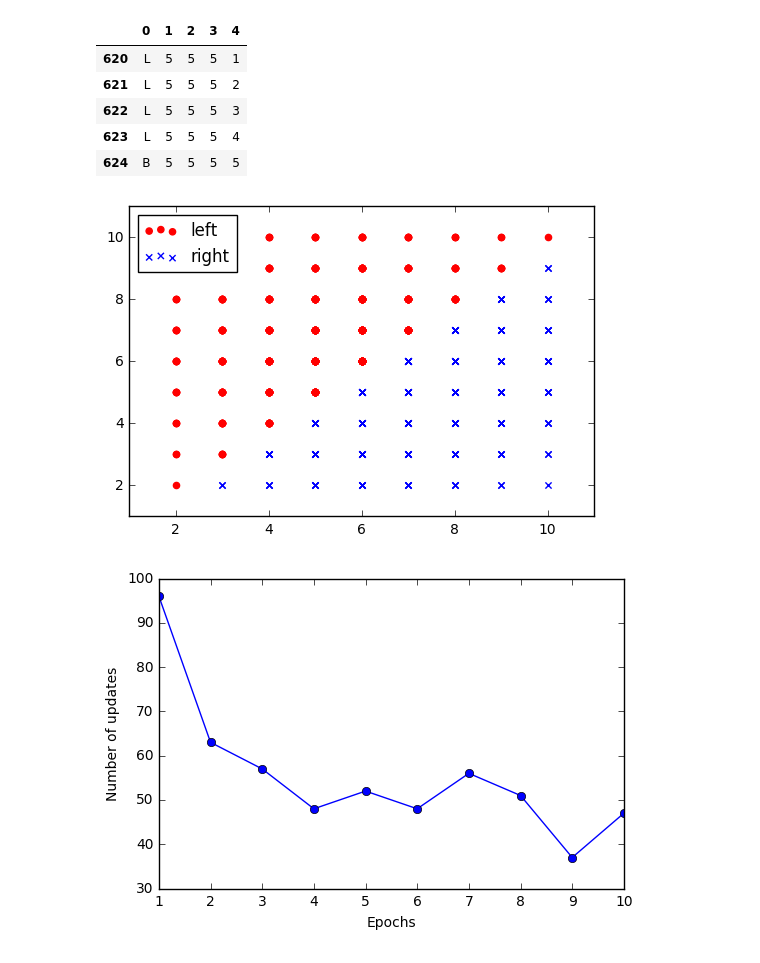
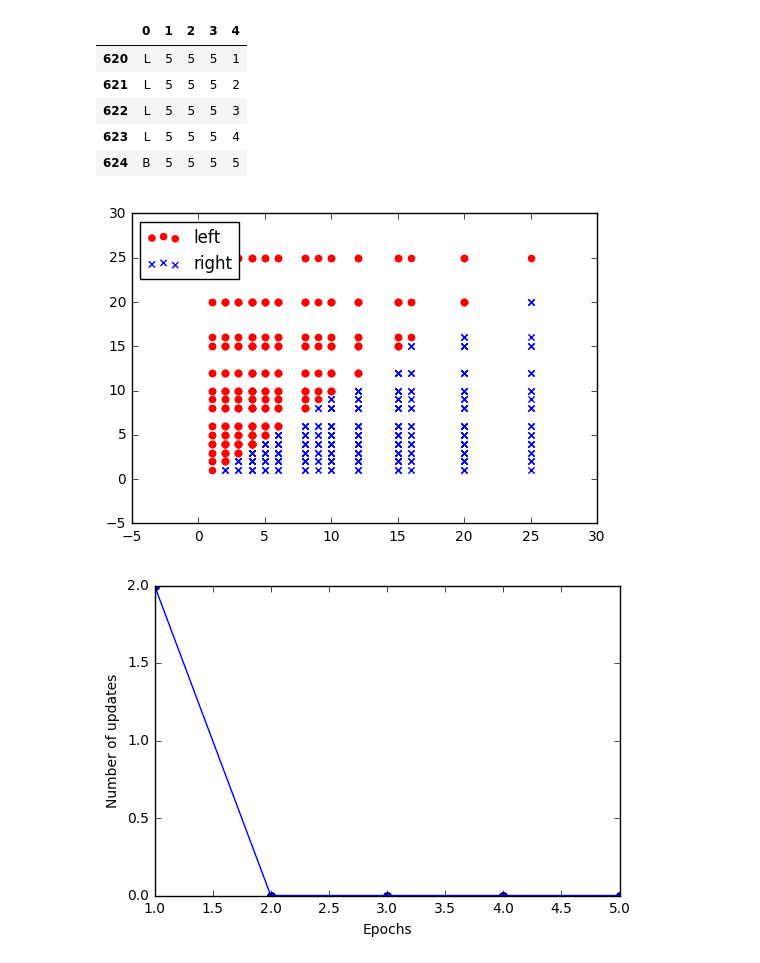
Before and after one commit to albertoqa/pml, a Jupyter notebook: Classification.ipynb, the cells around one changed output. Drawn from its saved outputs; the diff is of its cells as text; code cells hidden in the pictures.

Commit message:
change sum by prod to compute the balance

```diff
--- a/Classification.ipynb
+++ b/Classification.ipynb
@@ -325,23 +325,23 @@ dboston.tail()
 # %%
 y = dboston.iloc[:, 0].values
 y = np.where(y == 'R', -1, 1)
 
-L = dboston.iloc[:, [1,2]].values.sum(axis=1)
-R = dboston.iloc[:, [3,4]].values.sum(axis=1)
+L = dboston.iloc[:, [1,2]].values.prod(axis=1)
+R = dboston.iloc[:, [3,4]].values.prod(axis=1)
 
 X = np.column_stack((L, R))
 
 left = X[X[:,0] <= X[:,1]]
 right = X[X[:,0] > X[:,1]]
 
 plt.scatter(left[:, 0], left[:, 1], color='red', marker='o', label='left')
 plt.scatter(right[:, 0], right[:, 1], color='blue', marker='x', label='right')
 plt.legend(loc='upper left')
 plt.show()
 # %% [output]
-[figure, old version]
+[figure, new version]
 # %%
-ppn = Perceptron(eta=0.1, n_iter=10, shuffle=False)
+ppn = Perceptron(eta=0.1, n_iter=5, shuffle=False)
 ppn.fit(X, y)
 
 plt.plot(range(1, len(ppn.errors_) + 1), ppn.errors_, marker='o')
@@ -349,7 +349,7 @@ plt.xlabel('Epochs')
 plt.ylabel('Number of updates')
 plt.show()
 # %% [output]
-[figure, old version]
+[figure, new version]
 # %%
 plot_decision_regions(X, y, classifier=ppn)
 plt.xlabel('right')
```
Also changed, not shown: parts of 1 cell of this notebook.
